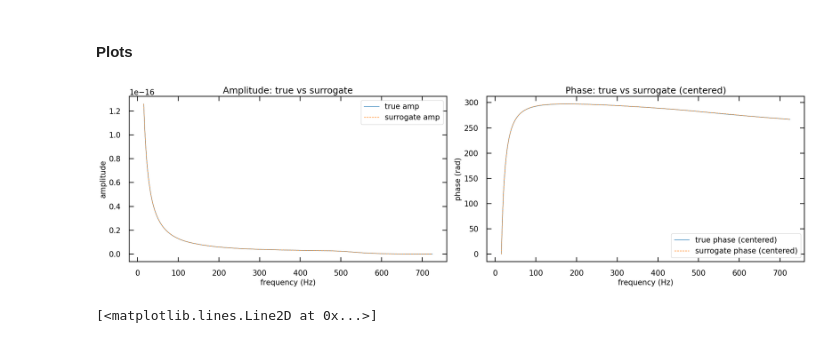
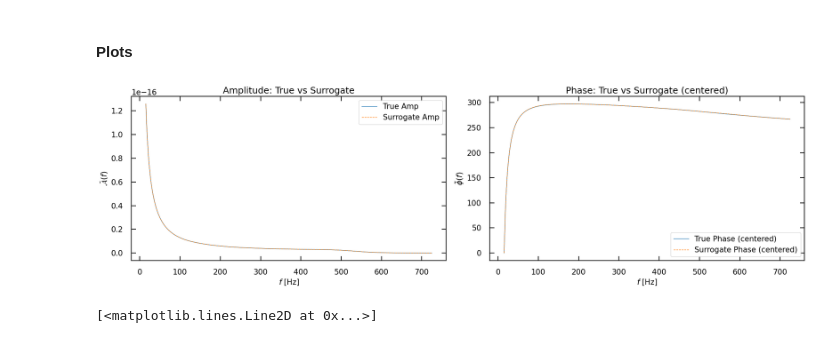
Before and after one commit to AfrozSaqlain/GWSurrogate, a Jupyter notebook: Notebooks/greedy_basis_tutorial.ipynb, the cells around one changed output. Saved outputs shown, nothing was run; the diff lists cells and outputs as text; code cells hidden in the pictures.

```diff
--- a/Notebooks/greedy_basis_tutorial.ipynb
+++ b/Notebooks/greedy_basis_tutorial.ipynb
@@ -179,24 +179,24 @@ Relative L2 error (amp) = 2.785e-04, (phase) = 5.856e-04
 # %%
 plt.figure(figsize=(20,6))
 plt.subplot(1,2,1)
-plt.plot(freq_amp, true_amp, label='true amp')
-plt.plot(freq_amp, amp_rec_scaled, '--', label='surrogate amp')
-plt.xlabel('frequency (Hz)')
-plt.ylabel('amplitude')
-plt.title('Amplitude: true vs surrogate')
+plt.plot(freq_amp, true_amp, label='True Amp')
+plt.plot(freq_amp, amp_rec_scaled, '--', label='Surrogate Amp')
+plt.xlabel(r'$f$ [Hz]')
+plt.ylabel(r'$\mathcal{\tilde{A}}(f)$')
+plt.title('Amplitude: True vs Surrogate')
 plt.legend()
 
 plt.subplot(1,2,2)
-plt.plot(freq_phase, true_phase_centered, label='true phase (centered)')
-plt.plot(freq_phase, phase_rec, '--', label='surrogate phase (centered)')
-plt.xlabel('frequency (Hz)')
-plt.ylabel('phase (rad)')
-plt.title('Phase: true vs surrogate (centered)')
+plt.plot(freq_phase, true_phase_centered, label='True Phase (centered)')
+plt.plot(freq_phase, phase_rec, '--', label='Surrogate Phase (centered)')
+plt.xlabel(r'$f$ [Hz]')
+plt.ylabel(r'$\tilde{\phi}(f)$')
+plt.title('Phase: True vs Surrogate (centered)')
 plt.legend()
 plt.tight_layout()
 plt.show()
 # %% [output]
-[figure, old version]
+[figure, new version]
 # %%
 plt.plot(freqs_masked, normalized_amp * norm)
 # %% [output]
```
